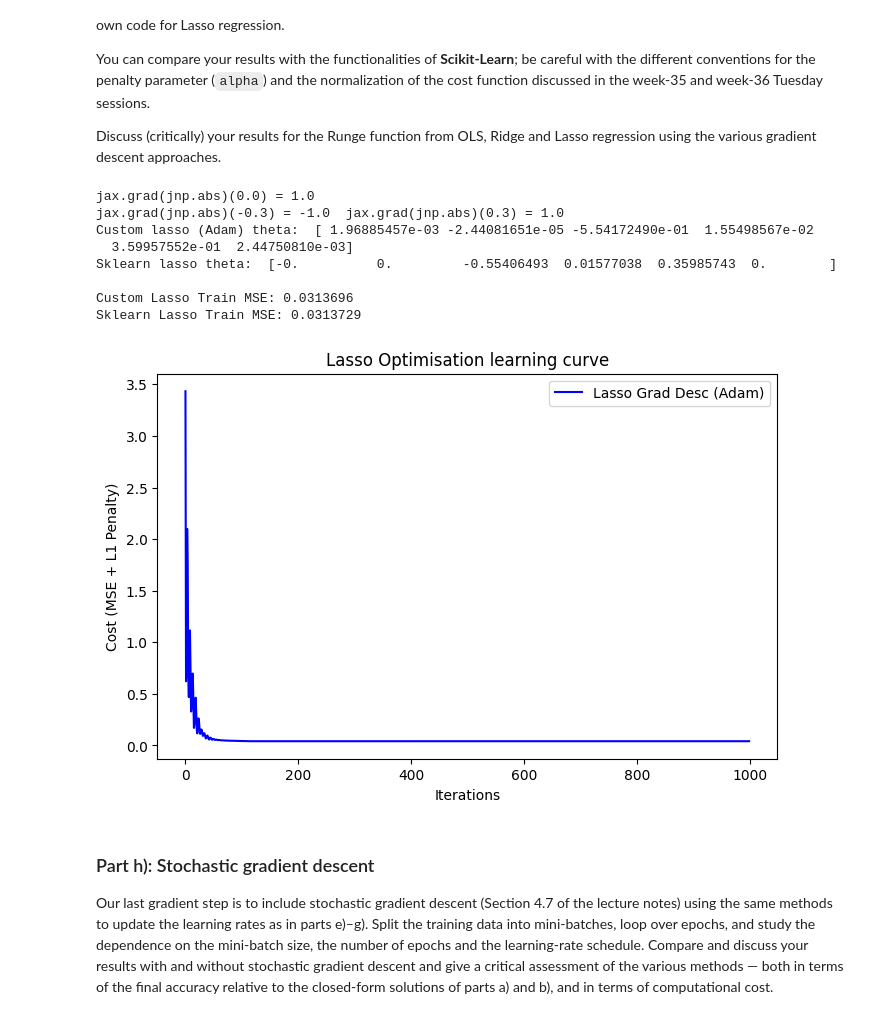
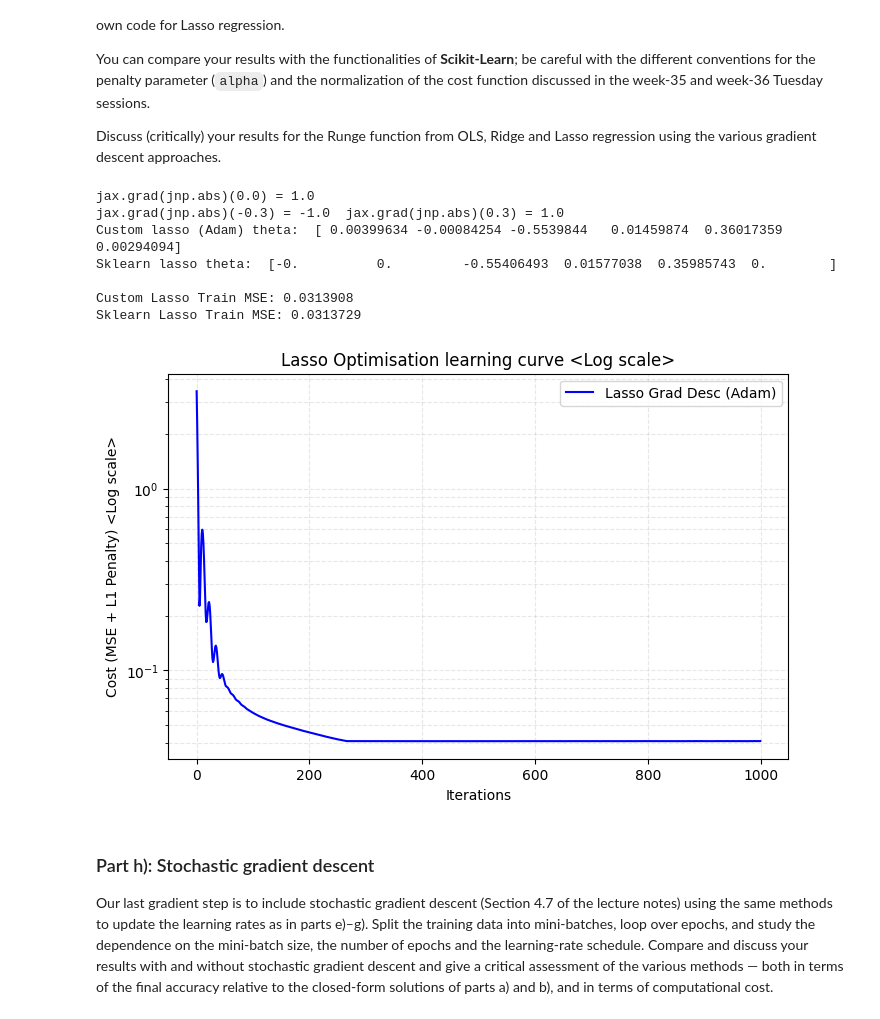
Before and after one commit to GiacomoSaporetti/FYS-STK4155-Project1, a Jupyter notebook: Project1.ipynb, the cells around one changed output. Cells and saved outputs as stored; diff of their text form; code cells hidden in the pictures.

```diff
--- a/Project1.ipynb
+++ b/Project1.ipynb
@@ -1369,7 +1367,7 @@ def grad_desc_lasso(X, y, theta0, lmbda, gamma, n_iterations, method="plain"):
     state = {}
     mse_history = []
 
-    for i in range(1, n_iterations + 1):
+    for t in range(1, n_iterations + 1):
         # log costs for learning curves
         mse_history.append(lasso_cost(theta, X, y, lmbda))
 
@@ -1404,39 +1402,40 @@ custom_lassot, hist_adam = grad_desc_lasso(X_train_n, y_train_n, theta0, lmbda,
 
 # run using sklearn
 sklearn_alpha = lmbda / 2.0 # need divide by 2, as custom cost function uses 1/n rather than 1/2n that sklearn uses
 
 sklearn_lasso = Lasso(alpha=sklearn_alpha, fit_intercept=False, max_iter=n_iterations)
 sklearn_lasso.fit(X_train_n, y_train_n)
 sklearn_lassot = sklearn_lasso.coef_
 
 print("Custom lasso (Adam) theta: ", custom_lassot)
 print("Sklearn lasso theta: ", sklearn_lassot)
 
 # compare MSE
 custom_mse = mean_squared_error(y_train_n, X_train_n @ custom_lassot)
 sklearn_mse = mean_squared_error(y_train_n, X_train_n @ sklearn_lassot)
 
 print(f"\nCustom Lasso Train MSE: {custom_mse:.7f}")
 print(f"Sklearn Lasso Train MSE: {sklearn_mse:.7f}")
 
 # plot
 plt.figure(figsize=(8,5))
 plt.plot(range(n_iterations), hist_adam, label='Lasso Grad Desc (Adam)', color='blue')
+plt.yscale('log')
 plt.xlabel("Iterations")
-plt.ylabel("Cost (MSE + L1 Penalty)")
-plt.title("Lasso Optimisation learning curve")
+plt.ylabel("Cost (MSE + L1 Penalty) <Log scale>")
+plt.title("Lasso Optimisation learning curve <Log scale>")
+plt.grid(True, alpha=0.3, which="both", ls="--")
 plt.legend()
 plt.show()
 # %% [output]
 jax.grad(jnp.abs)(0.0) = 1.0
 jax.grad(jnp.abs)(-0.3) = -1.0  jax.grad(jnp.abs)(0.3) = 1.0
-Custom lasso (Adam) theta:  [ 1.96885457e-03 -2.44081651e-05 -5.54172490e-01  1.55498567e-02
-  3.59957552e-01  2.44750810e-03]
+Custom lasso (Adam) theta:  [ 0.00399634 -0.00084254 -0.5539844   0.01459874  0.36017359  0.00294094]
 Sklearn lasso theta:  [-0.          0.         -0.55406493  0.01577038  0.35985743  0.        ]
 
-Custom Lasso Train MSE: 0.0313696
+Custom Lasso Train MSE: 0.0313908
 Sklearn Lasso Train MSE: 0.0313729
-[figure, old version]
+[figure, new version]
 # %% [markdown]
 ### Part h): Stochastic gradient descent
 
```
Also changed, not shown: parts of 2 cells of this notebook.
